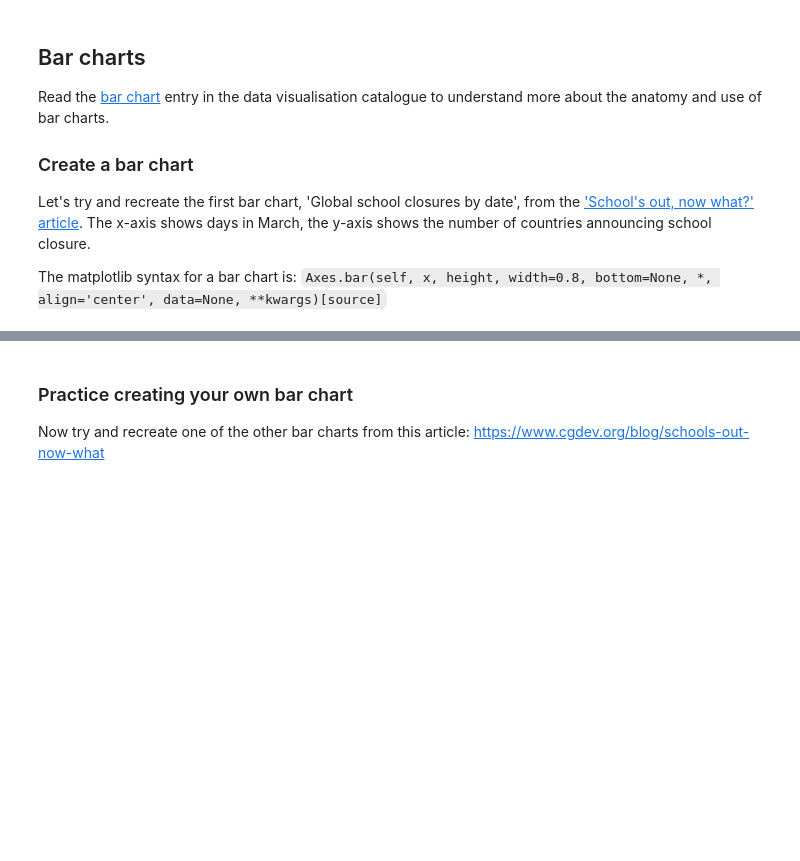
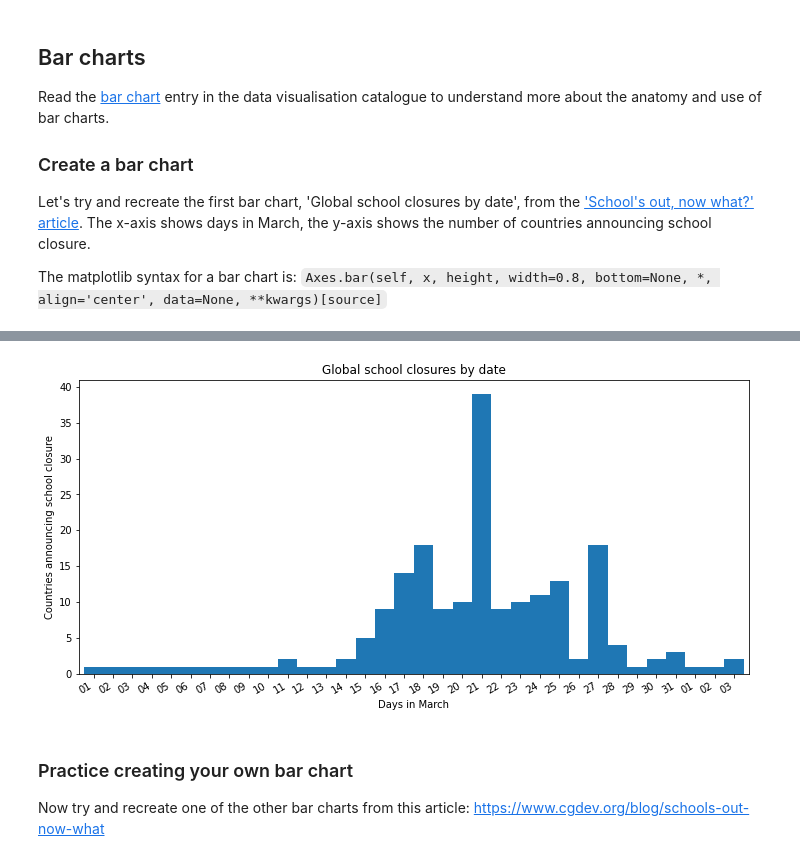
Before and after one commit to stephen-o17/comp0034_week1test, a Jupyter notebook: matplotlib_line_bar.ipynb, the cells around one changed output, grey strips where cells are left out. Saved outputs shown, nothing was run; the diff lists cells and outputs as text; code cells hidden in the pictures; blank space fills up the shorter version.

```diff
--- a/matplotlib_line_bar.ipynb
+++ b/matplotlib_line_bar.ipynb
@@ -184,25 +180,22 @@ The matplotlib syntax for a bar chart is:
 # Select March data only. You can use the syntax df[df.index.month == value] or df["begin_index_date" : "end_index_date]
 df2[df2.index.month == 3]
 
-fig = plt.figure()
+fig, axes = plt.subplots(figsize=(12, 6))
 
 # Pandas bar plot
-ax = df2.plot.bar(x=0, y=2, width=1.0)
+axes = df2.plot.bar(x=0, y=2, width=1.0)
 
 # Format the x-axis to show days of the month
 days = mdates.DayLocator()   # every day
 days_fmt = mdates.DateFormatter('%d')
-ax.xaxis.set_major_locator(days)
-ax.xaxis.set_major_formatter(days_fmt)
+axes.xaxis.set_major_locator(days)
+axes.xaxis.set_major_formatter(days_fmt)
 
 # Set titles and labels
-ax.set_xlabel('Days in March')
-ax.set_ylabel('Countries announcing school closure')
-ax.set_title('Global school closures by date')
+axes.set_xlabel('Days in March')
+axes.set_ylabel('Countries announcing school closure')
+axes.set_title('Global school closures by date')
 
 # Format the date so it fits within the figure
 fig.autofmt_xdate()
-
-# Draw the chart on screen
-fig.canvas.draw()
 # %% [output]
@@ -211,3 +202,4 @@ fig.canvas.draw()
+[figure, added]
 # %% [markdown]
 ### Practice creating your own bar chart
 Now try and recreate one of the other bar charts from this article: https://www.cgdev.org/blog/schools-out-now-what
```
Also changed, not shown: parts of 5 cells of this notebook.
